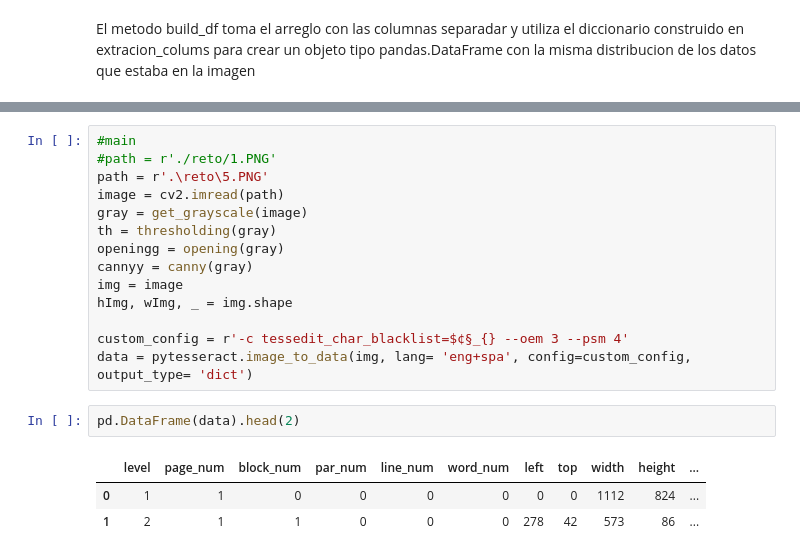
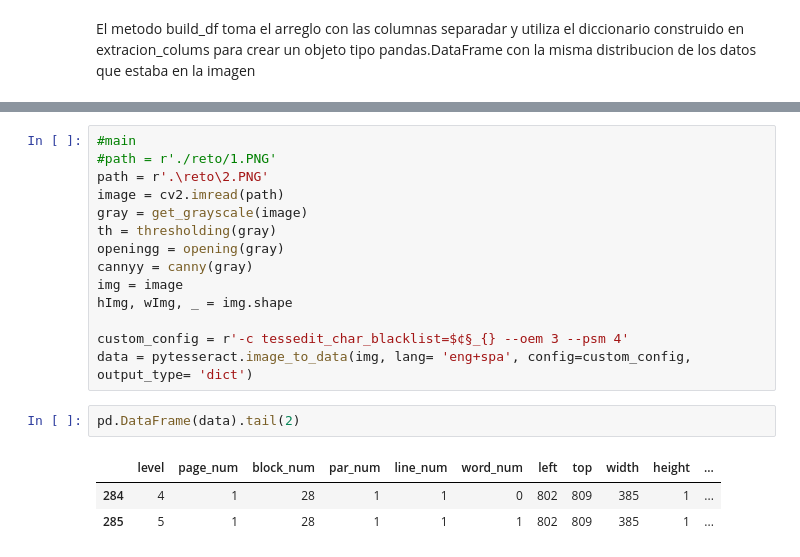
Before and after one commit to EdissonPO/desarrollo_reto, a Jupyter notebook: dataFrame.ipynb, the cells around one changed output, grey strips where cells are left out. Drawn from its saved outputs; the diff is of its cells as text.

```diff
--- a/dataFrame.ipynb
+++ b/dataFrame.ipynb
@@ -440,7 +461,7 @@ def del_headEnd(df):
 # %%
 #main
 #path = r'./reto/1.PNG'
-path = r'.\reto\5.PNG'
+path = r'.\reto\2.PNG'
 image = cv2.imread(path)
 gray = get_grayscale(image)
 th = thresholding(gray)
@@ -452,11 +473,11 @@ hImg, wImg, _ = img.shape
 custom_config = r'-c tessedit_char_blacklist=$¢§_{} --oem 3 --psm 4'
 data = pytesseract.image_to_data(img, lang= 'eng+spa', config=custom_config, output_type= 'dict')
 # %%
-pd.DataFrame(data).head(2)
+pd.DataFrame(data).tail(2)
 # %% [output]
 |  | level | page_num | block_num | par_num | line_num | word_num | left | top | width | height | ... |
-| 0 | 1 | 1 | 0 | 0 | 0 | 0 | 0 | 0 | 1112 | 824 | ... |
-| 1 | 2 | 1 | 1 | 0 | 0 | 0 | 278 | 42 | 573 | 86 | ... |
+| 284 | 4 | 1 | 28 | 1 | 1 | 0 | 802 | 809 | 385 | 1 | ... |
+| 285 | 5 | 1 | 28 | 1 | 1 | 1 | 802 | 809 | 385 | 1 | ... |
 # %%
 indice_words = []
 for i in range(len(data['text'])):
```
Also changed, not shown: parts of 19 cells of this notebook, 1 other file.
